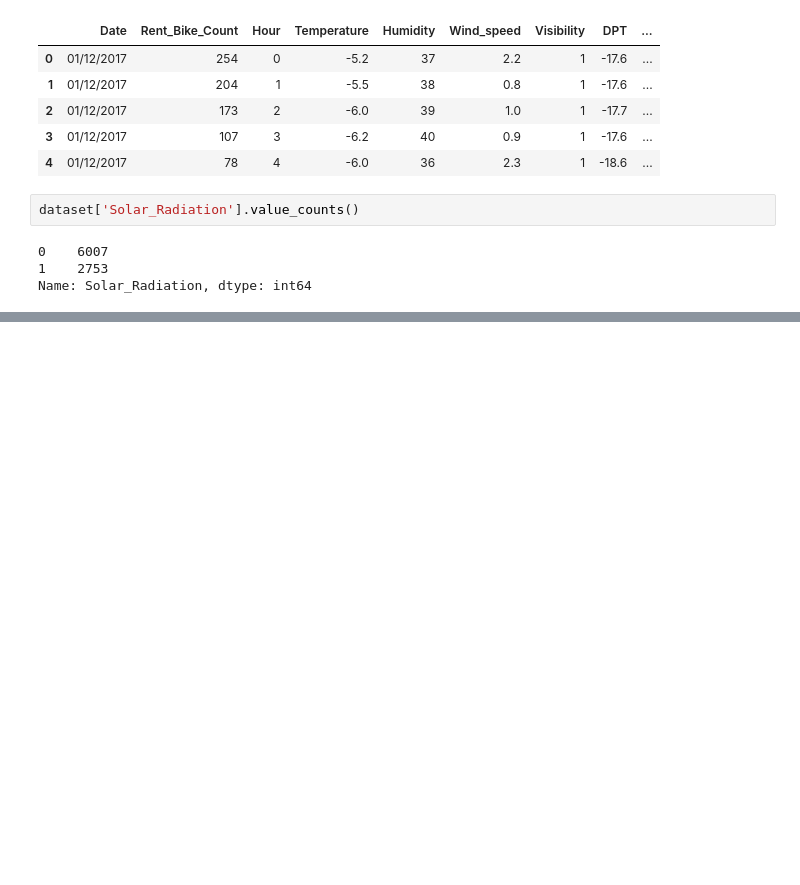
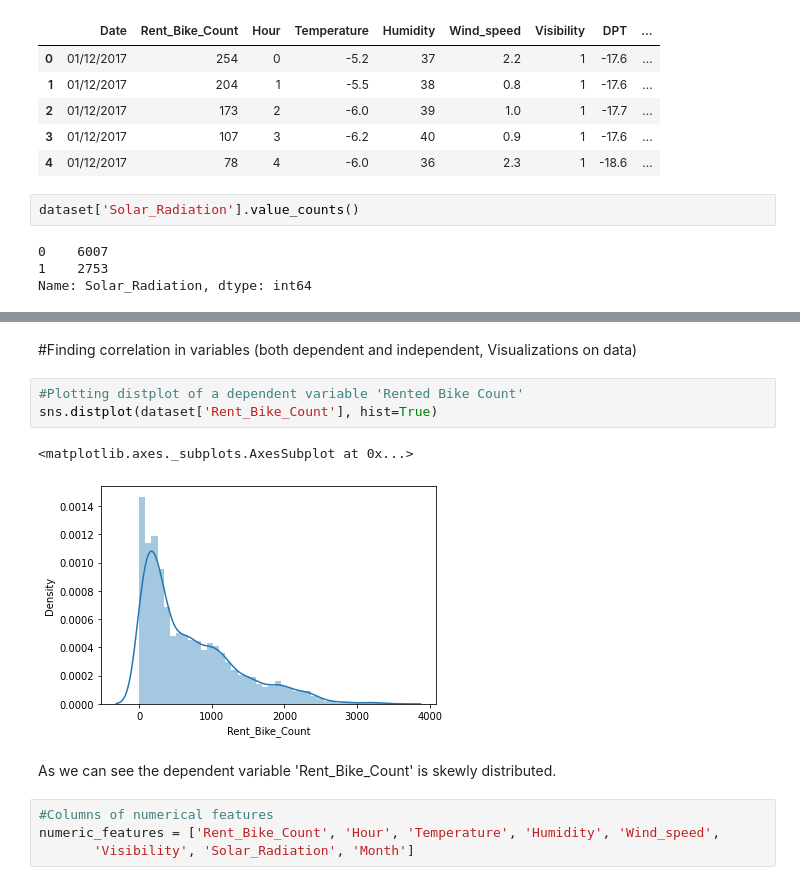
Before and after one commit to sapanapawar/Bike-Sharing-Demand-Prediction, a Jupyter notebook: Bike_Sharing_Demand_Prediction_Sapana_Pawar.ipynb, the cells around one changed output, grey strips where cells are left out. Cells and saved outputs as stored; diff of their text form; blank space fills up the shorter version.

```diff
--- a/Bike_Sharing_Demand_Prediction_Sapana_Pawar.ipynb
+++ b/Bike_Sharing_Demand_Prediction_Sapana_Pawar.ipynb
@@ -570,0 +684,14 @@ Name: Solar_Radiation, dtype: int64
+# %% [markdown]
+#Finding correlation in variables (both dependent and independent, Visualizations on data)
+# %%
+#Plotting distplot of a dependent variable 'Rented Bike Count'
+sns.distplot(dataset['Rent_Bike_Count'], hist=True)
+# %% [output]
+<matplotlib.axes._subplots.AxesSubplot at 0x...>
+[figure, added]
+# %% [markdown]
+As we can see the dependent variable 'Rent_Bike_Count' is skewly distributed.
+# %%
+#Columns of numerical features
+numeric_features = ['Rent_Bike_Count', 'Hour', 'Temperature', 'Humidity', 'Wind_speed',
+       'Visibility', 'Solar_Radiation', 'Month']
```
Also changed, not shown: parts of 26 cells of this notebook.
